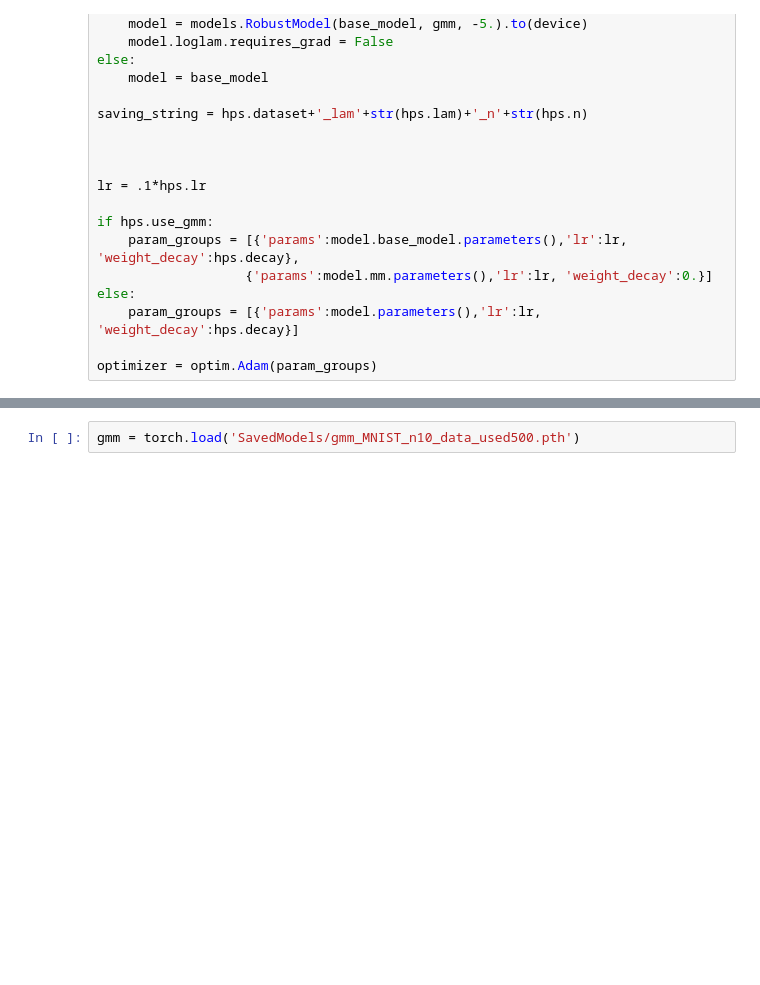
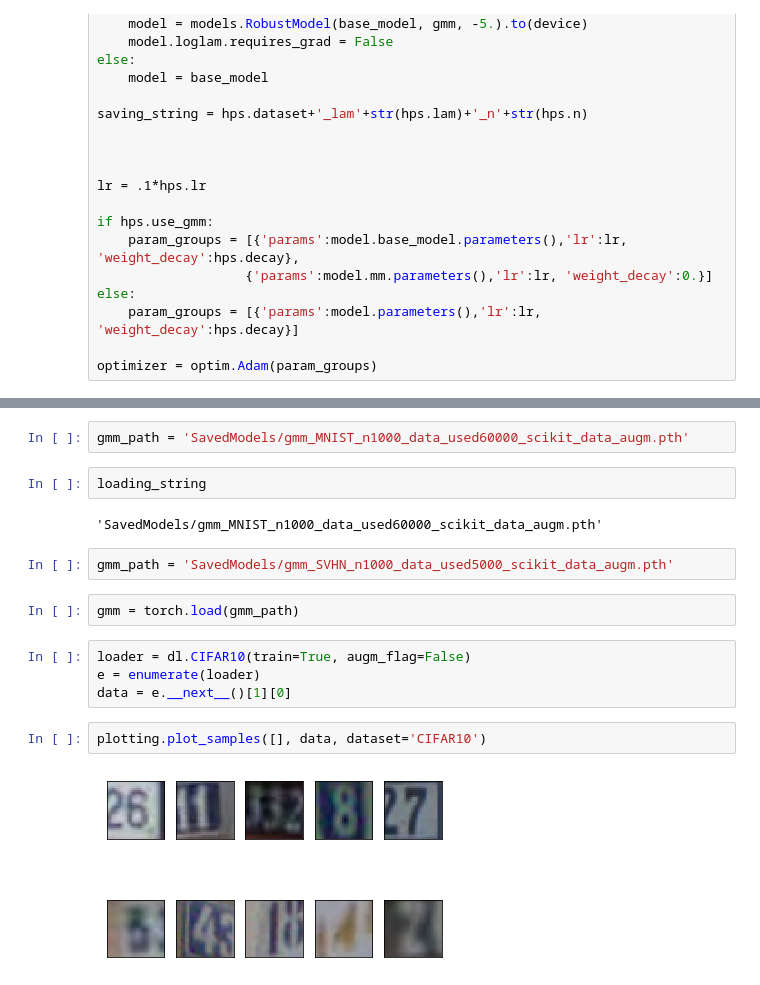
Before and after one commit to AlexMeinke/certified-certain-uncertainty, a Jupyter notebook: GMM.ipynb, the cells around one changed output, grey strips where cells are left out. Cells and saved outputs as stored; diff of their text form; blank space fills up the shorter version.

```diff
--- a/GMM.ipynb
+++ b/GMM.ipynb
@@ -67,3 +219,19 @@ import utils.dataloaders as dl
+# %%
+gmm_path = 'SavedModels/gmm_MNIST_n1000_data_used60000_scikit_data_augm.pth'
+# %%
+loading_string
+# %% [output]
+'SavedModels/gmm_MNIST_n1000_data_used60000_scikit_data_augm.pth'
+# %%
+gmm_path = 'SavedModels/gmm_SVHN_n1000_data_used5000_scikit_data_augm.pth'
 # %%
-gmm = torch.load('SavedModels/gmm_MNIST_n10_data_used500.pth')
+gmm = torch.load(gmm_path)
+# %%
+loader = dl.CIFAR10(train=True, augm_flag=False)
+e = enumerate(loader)
+data = e.__next__()[1][0]
+# %%
+plotting.plot_samples([], data, dataset='CIFAR10')
+# %% [output]
+[figure, added]
 # %%
```
Also changed, not shown: parts of 26 cells of this notebook, 15 other files.
